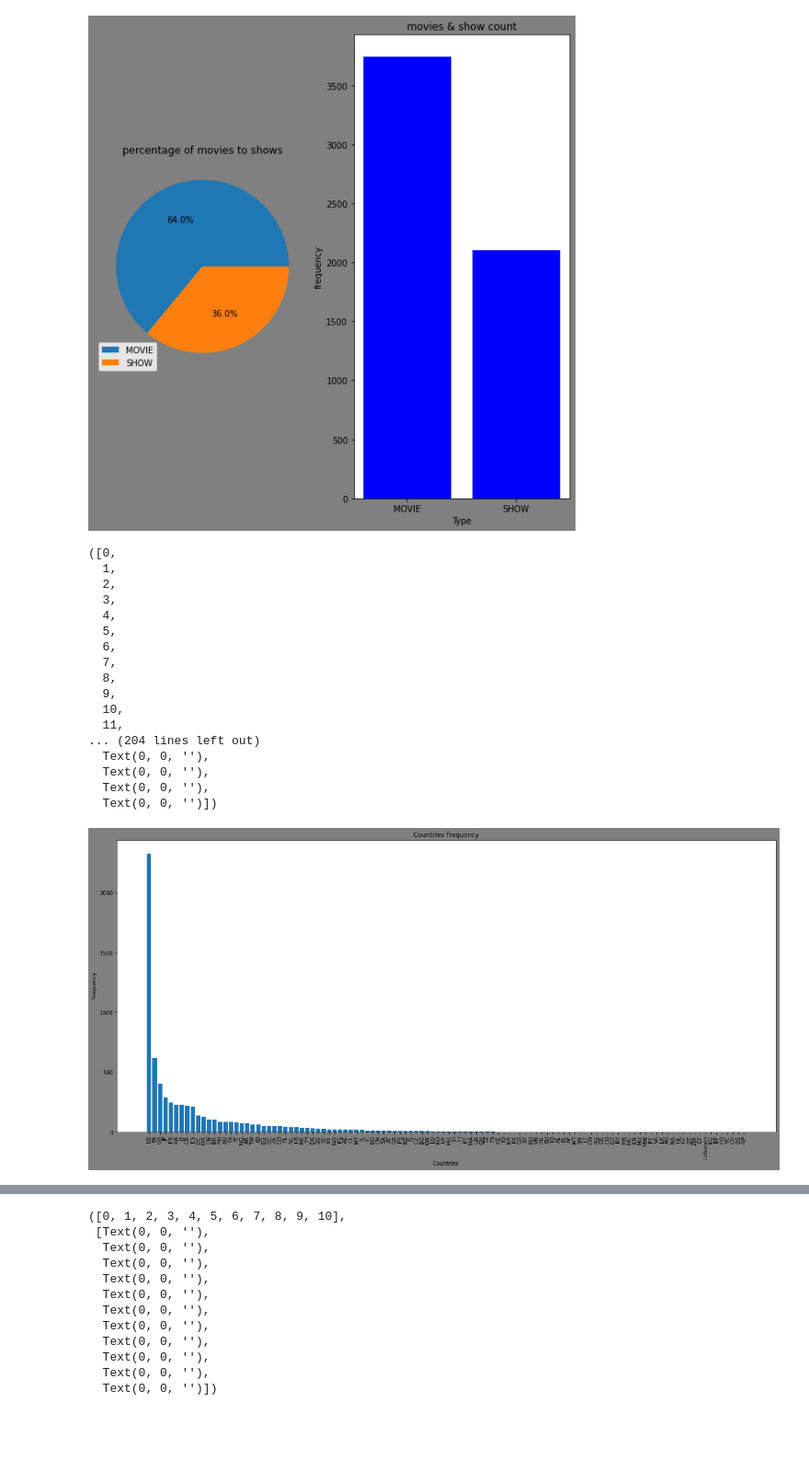
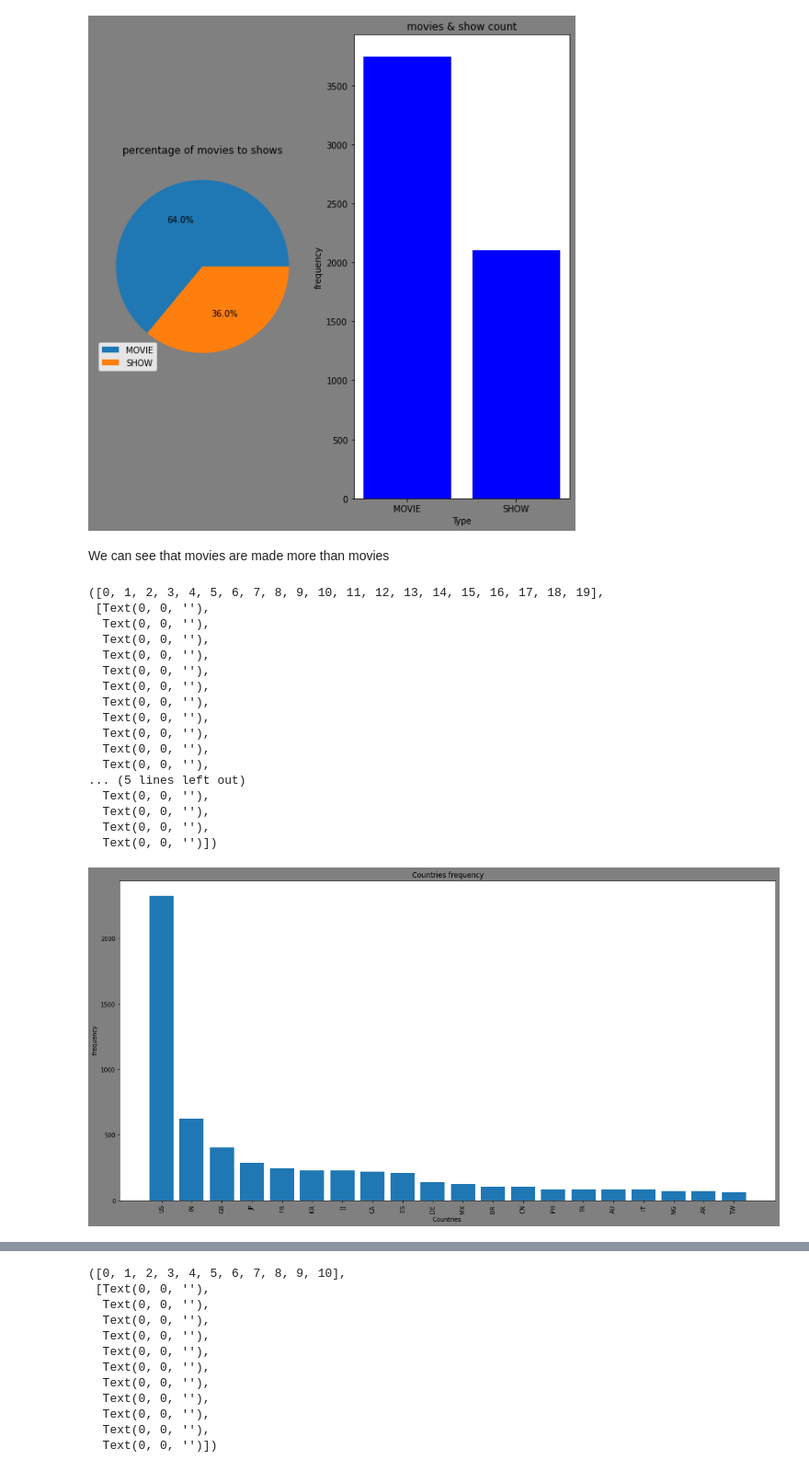
Before and after one commit to Moha3323/Netflix_visualizations, a Jupyter notebook: netflix.ipynb, the cells around one changed output, grey strips where cells are left out. Shown at 92% size. Cells and saved outputs as stored; diff of their text form; code cells hidden in the pictures; blank space fills up the shorter version.

```diff
--- a/netflix.ipynb
+++ b/netflix.ipynb
@@ -73,0 +97,18 @@ df1['production_countries']=df1['production_countries'].str.replace(' ','',regex
+# %%
+def cleaning_some_columns(column) :
+    # converting series to list
+    llist=list(column)
+    full_units_of_the_column=[]
+    ddi={}
+    # splitting rows with the | separator to multiple rows and adding everting to a list
+    for i in range(len(llist)):
+        if ',' in column[i]:
+            for c in column[i].split(','):
+                full_units_of_the_column.append(c)
+        else:
+            full_units_of_the_column.append(column[i])
+    # converting to a set and adding everyrhing to a dictionary to ease making charts
+    for i in list(set(full_units_of_the_column)):
+        ddi[i]=full_units_of_the_column.count(i)
+    ddi=dict(sorted(ddi.items(),key=operator.itemgetter(1),reverse=True))
+    return ddi
@@ -86,50 +130,39 @@ axes[1].set_title('movies & show count')
 # %% [output]
 Text(0.5, 1.0, 'movies & show count')
 [figure]
+# %% [markdown]
+We can see that movies are made more than movies
 # %%
 #getting unique values of the production countries
 prod=list(df1['production_countries'])
-final_prod=[]
-dictt={}
-for i in range(len(prod)):
-    if ',' in prod[i]:
-        for c in prod[i].split(','):
-            final_prod.append(c)
-    else:
-        final_prod.append(prod[i])
+production_countries=cleaning_some_columns(prod)
+#geting only the first 19 result
+res = dict(itertools.islice(production_countries.items(),0,20))
 
-
-for i in list(set(final_prod)):
-    dictt[i]=final_prod.count(i)
-    # print(i,' ',final_prod.count(i))
-
-
-dictt=dict(sorted(dictt.items(),key=operator.itemgetter(1),reverse=True))
-
-
-fig,axes=plt.subplots(figsize=(22,10))
+#analyzing
+fig,axes=plt.subplots(figsize=(20,10))
 fig.patch.set_facecolor('grey')
-axes.bar(dictt.keys(),dictt.values())
+axes.bar(res.keys(),res.values())
 axes.set_title('Countries frequency')
 axes.set_xlabel('Countries ')
 axes.set_ylabel(' frequency')
 plt.xticks(rotation ='vertical')
 # %% [output]
-([0,
-  1,
-  2,
-  3,
-  4,
-  5,
-  6,
-  7,
-  8,
-  9,
-  10,
-  11,
-... (204 lines left out)
+([0, 1, 2, 3, 4, 5, 6, 7, 8, 9, 10, 11, 12, 13, 14, 15, 16, 17, 18, 19],
+ [Text(0, 0, ''),
+  Text(0, 0, ''),
+  Text(0, 0, ''),
+  Text(0, 0, ''),
+  Text(0, 0, ''),
+  Text(0, 0, ''),
+  Text(0, 0, ''),
+  Text(0, 0, ''),
+  Text(0, 0, ''),
+  Text(0, 0, ''),
+  Text(0, 0, ''),
+... (5 lines left out)
   Text(0, 0, ''),
   Text(0, 0, ''),
   Text(0, 0, ''),
   Text(0, 0, '')])
-[figure, old version]
+[figure, new version]
```
Also changed, not shown: parts of 20 cells of this notebook, 1 other file.
